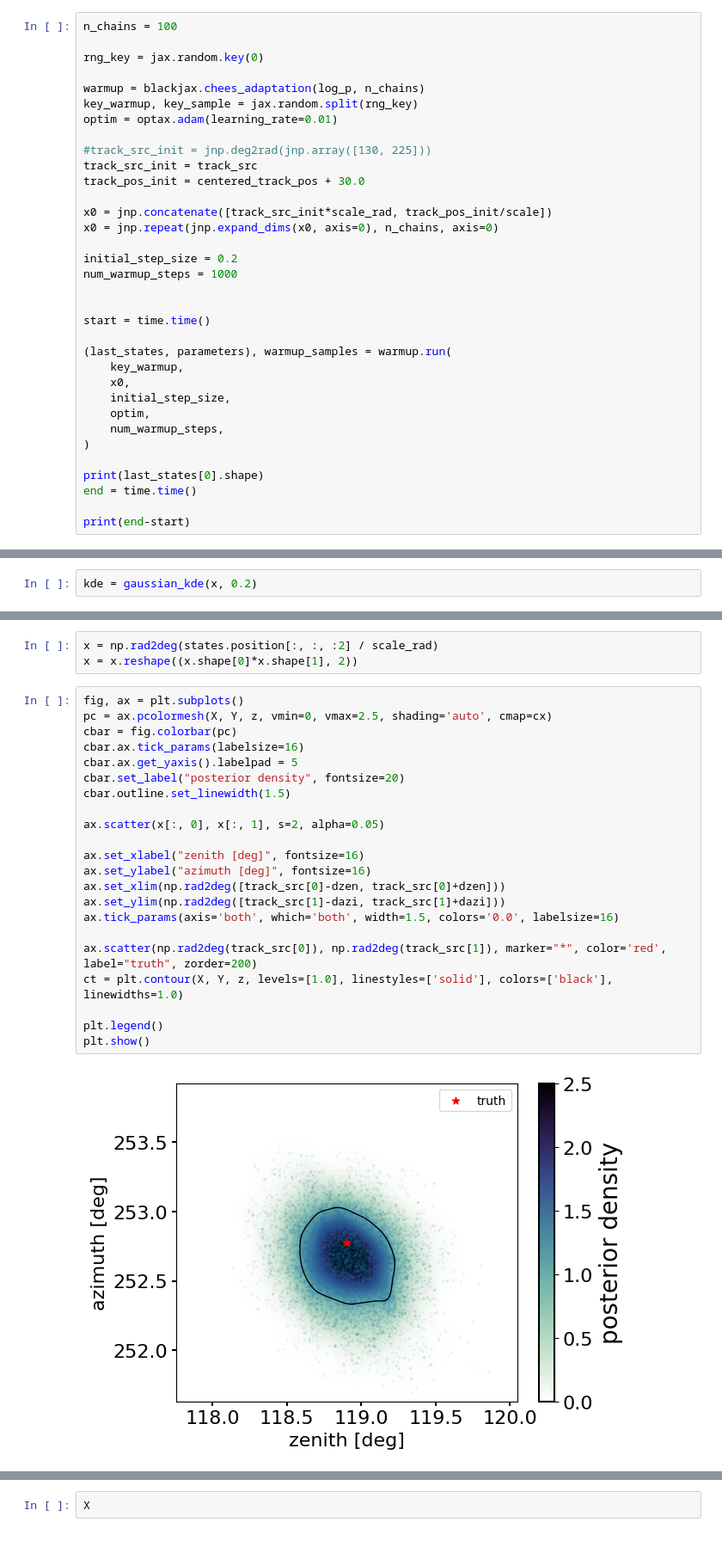
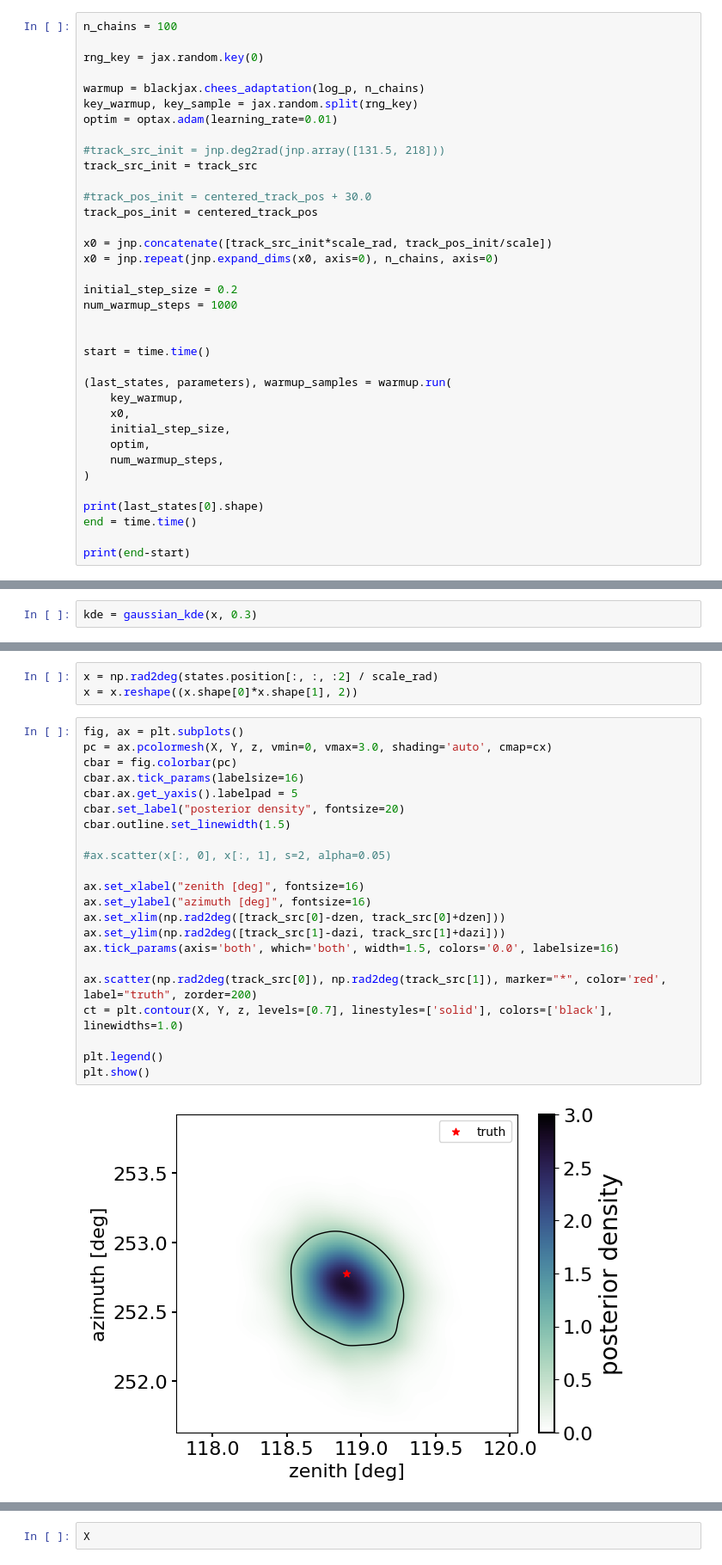
Before and after one commit to rishibbdb/TPN_DeV, a Jupyter notebook: dev/notebooks/blackjax_event_1.ipynb, the cells around one changed output, grey strips where cells are left out. Shown at 86% size. Drawn from its saved outputs; the diff is of its cells as text.

```diff
--- a/dev/notebooks/blackjax_event_1.ipynb
+++ b/dev/notebooks/blackjax_event_1.ipynb
@@ -143,9 +142,11 @@ warmup = blackjax.chees_adaptation(log_p, n_chains)
 key_warmup, key_sample = jax.random.split(rng_key)
 optim = optax.adam(learning_rate=0.01)
 
-#track_src_init = jnp.deg2rad(jnp.array([130, 225]))
+#track_src_init = jnp.deg2rad(jnp.array([131.5, 218]))
 track_src_init = track_src
-track_pos_init = centered_track_pos + 30.0
+
+#track_pos_init = centered_track_pos + 30.0
+track_pos_init = centered_track_pos
 
 x0 = jnp.concatenate([track_src_init*scale_rad, track_pos_init/scale])
 x0 = jnp.repeat(jnp.expand_dims(x0, axis=0), n_chains, axis=0)
@@ -286,7 +297,7 @@ x = np.rad2deg(states.position[:, :, :2] / scale_rad)
 # %%
 x = x.reshape((x.shape[0]*x.shape[1], 2)).T
 # %%
-kde = gaussian_kde(x, 0.2)
+kde = gaussian_kde(x, 0.3)
 # %%
 from palettable.cubehelix import Cubehelix
 cx =Cubehelix.make(start=0.3, rotation=-0.5, n=16, reverse=True, gamma=1.0,
@@ -318,28 +329,28 @@ x = np.rad2deg(states.position[:, :, :2] / scale_rad)
 x = x.reshape((x.shape[0]*x.shape[1], 2))
 # %%
 fig, ax = plt.subplots()
-pc = ax.pcolormesh(X, Y, z, vmin=0, vmax=2.5, shading='auto', cmap=cx)
+pc = ax.pcolormesh(X, Y, z, vmin=0, vmax=3.0, shading='auto', cmap=cx)
 cbar = fig.colorbar(pc)
 cbar.ax.tick_params(labelsize=16)
 cbar.ax.get_yaxis().labelpad = 5
 cbar.set_label("posterior density", fontsize=20)
 cbar.outline.set_linewidth(1.5)
 
-ax.scatter(x[:, 0], x[:, 1], s=2, alpha=0.05)
+#ax.scatter(x[:, 0], x[:, 1], s=2, alpha=0.05)
 
 ax.set_xlabel("zenith [deg]", fontsize=16)
 ax.set_ylabel("azimuth [deg]", fontsize=16)
 ax.set_xlim(np.rad2deg([track_src[0]-dzen, track_src[0]+dzen]))
 ax.set_ylim(np.rad2deg([track_src[1]-dazi, track_src[1]+dazi]))
 ax.tick_params(axis='both', which='both', width=1.5, colors='0.0', labelsize=16)
 
 ax.scatter(np.rad2deg(track_src[0]), np.rad2deg(track_src[1]), marker="*", color='red', label="truth", zorder=200)
-ct = plt.contour(X, Y, z, levels=[1.0], linestyles=['solid'], colors=['black'], linewidths=1.0)
+ct = plt.contour(X, Y, z, levels=[0.7], linestyles=['solid'], colors=['black'], linewidths=1.0)
 
 plt.legend()
 plt.show()
 # %% [output]
-[figure, old version]
+[figure, new version]
 # %%
 z
 # %% [output]
```
Also changed, not shown: parts of 31 cells of this notebook, 1 other file.
